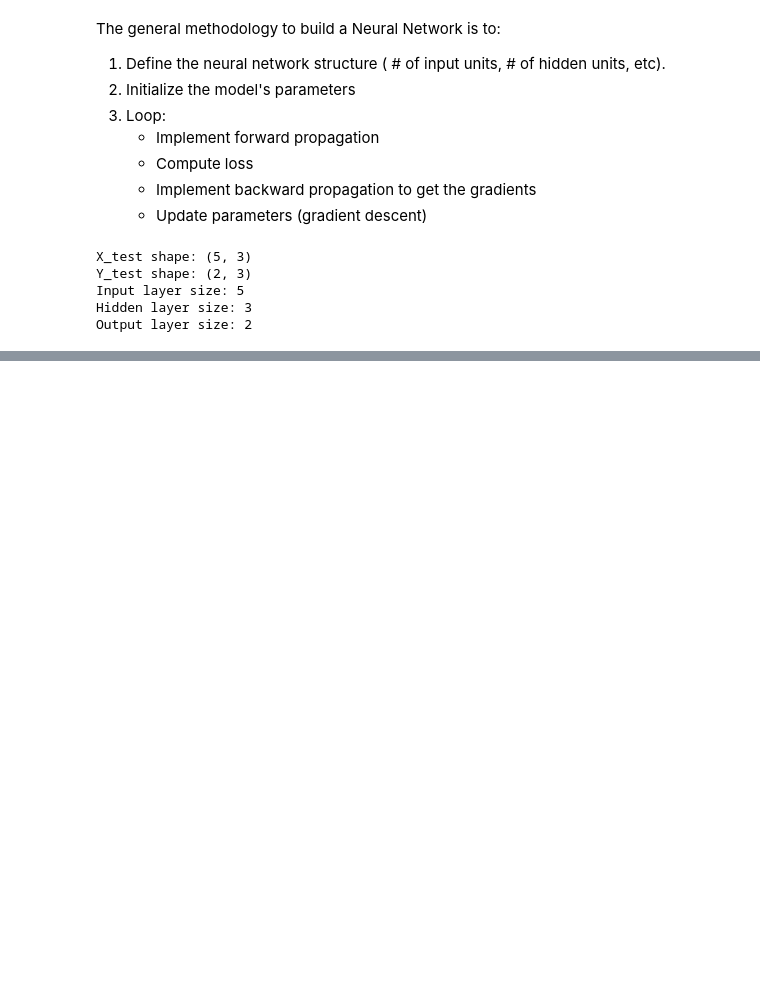
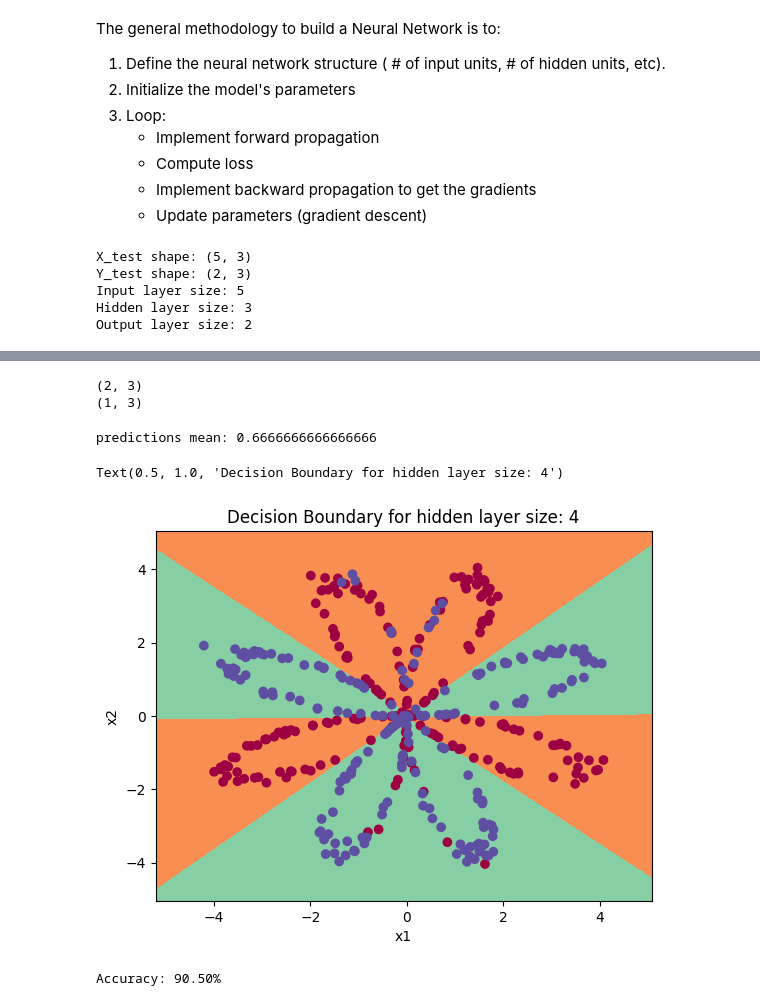
Before and after one commit to xafold/from_scratch, a Jupyter notebook: data_classification.ipynb, the cells around one changed output, grey strips where cells are left out. Saved outputs shown, nothing was run; the diff lists cells and outputs as text; code cells hidden in the pictures; blank space fills up the shorter version.

Commit message:
Data classification on planar data.

```diff
--- a/data_classification.ipynb
+++ b/data_classification.ipynb
@@ -209,0 +391,64 @@ def init_params(n_x, n_h, n_y):
+# %%
+def nn_model(X, Y, n_h, learning_rate, num_itr=10000):
+    n_x = X.shape[0]
+    n_y = Y.shape[0]
+
+    params = init_parameters(n_x, n_h, n_y)
+
+    for i in range(0, num_itr):
+
+        A2, cache = forward_propagation(X, params)
+
+        cost = cost_calc(A2, Y)
+
+        grads = backward_propagation(params, cache, X, Y)
+
+        params = optimization(grads, params, learning_rate)
+
+        # if i % 100 == 0:
+        #     print(f"Cost after {i}th iteration is: {cost}")
+
+    return params
+# %%
+from testCases_v2 import nn_model_test_case
+
+
+X_assess, Y_assess = nn_model_test_case()
+print(X_assess.shape)
+print(Y_assess.shape)
+parameters = nn_model(X_assess, Y_assess, 4, 1.02, num_itr=10000)
+# %% [output]
+(2, 3)
+(1, 3)
+# %%
+def predict(parameters, X):
+
+    A2, cache = forward_propagation(X, parameters)
+    predictions = (A2 > 0.5)
+
+    return predictions
+# %%
+from testCases_v2 import predict_test_case
+
+
+parameters, X_assess = predict_test_case()
+
+predictions = predict(parameters, X_assess)
+print(f"predictions mean: {np.mean(predictions)}")
+# %% [output]
+predictions mean: 0.6666666666666666
+# %%
+x, y = load_planar_dataset()
+parameters = nn_model(x, y, 4, 1.2 , num_itr = 10000)
+
+# Plot the decision boundary
+plot_decision_boundary(lambda x: predict(parameters, x.T), x, y)
+plt.title(f"Decision Boundary for hidden layer size: {4}" )
+# %% [output]
+Text(0.5, 1.0, 'Decision Boundary for hidden layer size: 4')
+[figure, added]
+# %%
+predictions = predict(parameters, x)
+print(f'Accuracy: {float((np.dot(y, predictions.T) + np.dot(1 - y, 1 - predictions.T)) / y.size * 100):.2f}%')
+# %% [output]
+Accuracy: 90.50%
```
Also changed, not shown: parts of 20 cells of this notebook.
